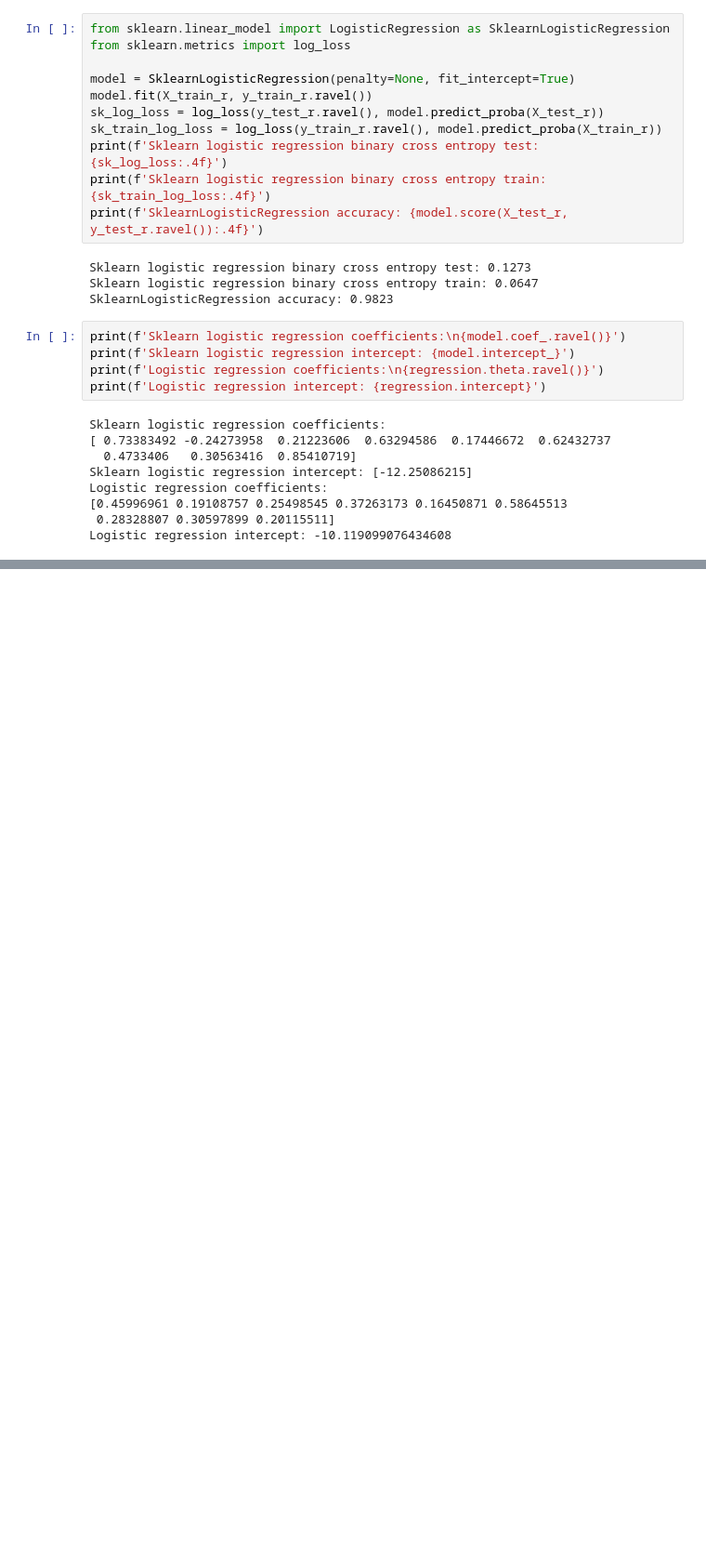
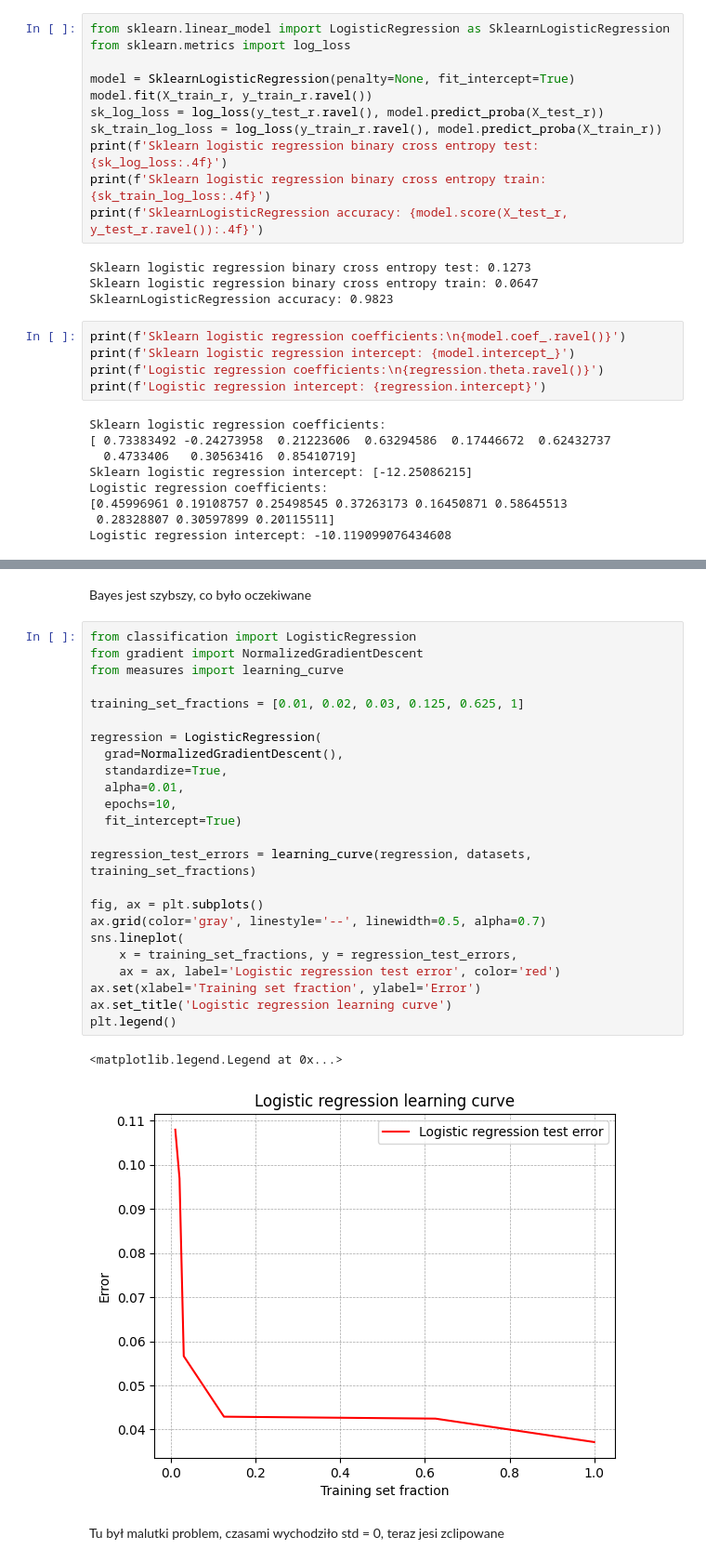
Before and after one commit to cieplypolar/friendly-classification, a Jupyter notebook: playground.ipynb, the cells around one changed output, grey strips where cells are left out. Shown at 93% size. Cells and saved outputs as stored; diff of their text form; blank space fills up the shorter version.

Commit message:
Plots and comparison

```diff
--- a/playground.ipynb
+++ b/playground.ipynb
@@ -423,0 +515,31 @@ Notatki:
+# %% [markdown]
+Bayes jest szybszy, co było oczekiwane
+# %%
+from classification import LogisticRegression
+from gradient import NormalizedGradientDescent
+from measures import learning_curve
+
+training_set_fractions = [0.01, 0.02, 0.03, 0.125, 0.625, 1]
+
+regression = LogisticRegression(
+  grad=NormalizedGradientDescent(),
+  standardize=True,
+  alpha=0.01,
+  epochs=10,
+  fit_intercept=True)
+
+regression_test_errors = learning_curve(regression, datasets, training_set_fractions)
+
+fig, ax = plt.subplots()
+ax.grid(color='gray', linestyle='--', linewidth=0.5, alpha=0.7)
+sns.lineplot(
+    x = training_set_fractions, y = regression_test_errors,
+    ax = ax, label='Logistic regression test error', color='red')
+ax.set(xlabel='Training set fraction', ylabel='Error')
+ax.set_title('Logistic regression learning curve')
+plt.legend()
+# %% [output]
+<matplotlib.legend.Legend at 0x...>
+[figure, added]
+# %% [markdown]
+Tu był malutki problem, czasami wychodziło std = 0, teraz jesi zclipowane
```
Also changed, not shown: parts of 35 cells of this notebook, 3 other files.
